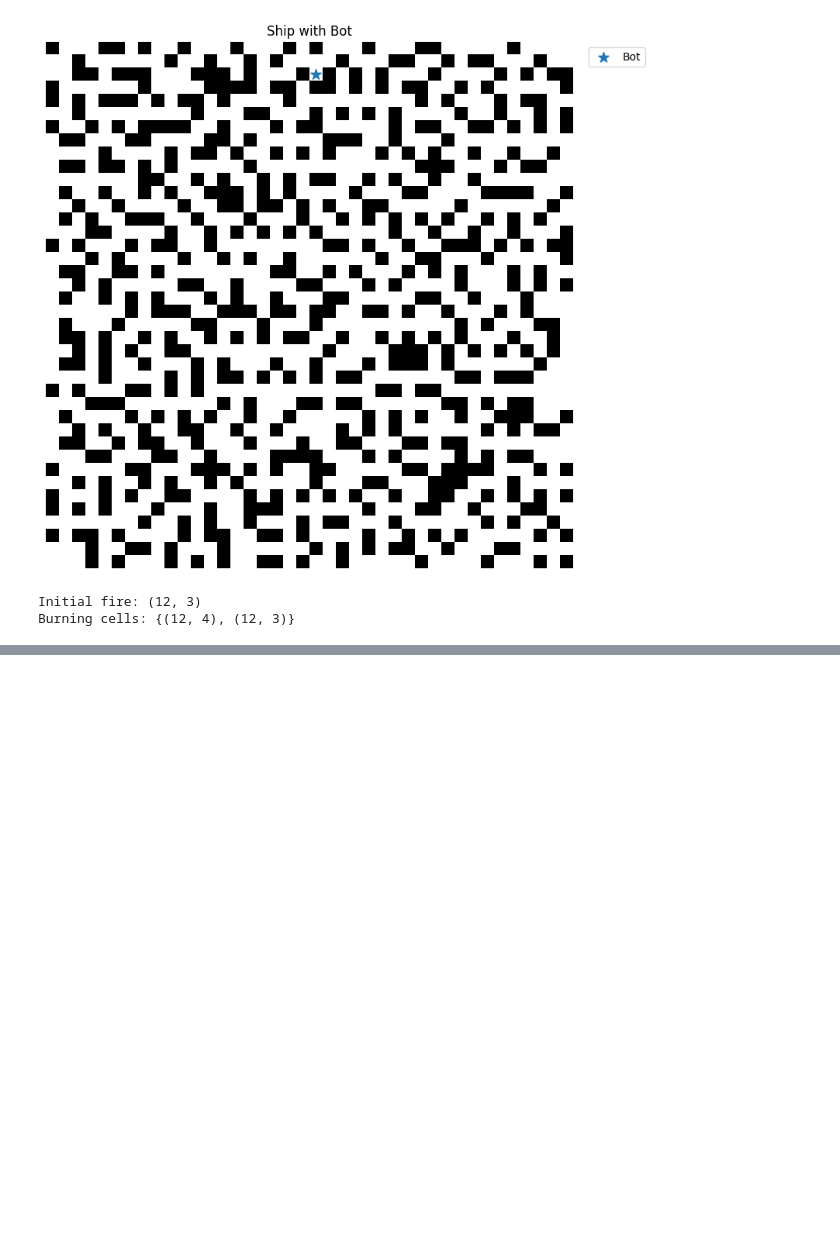
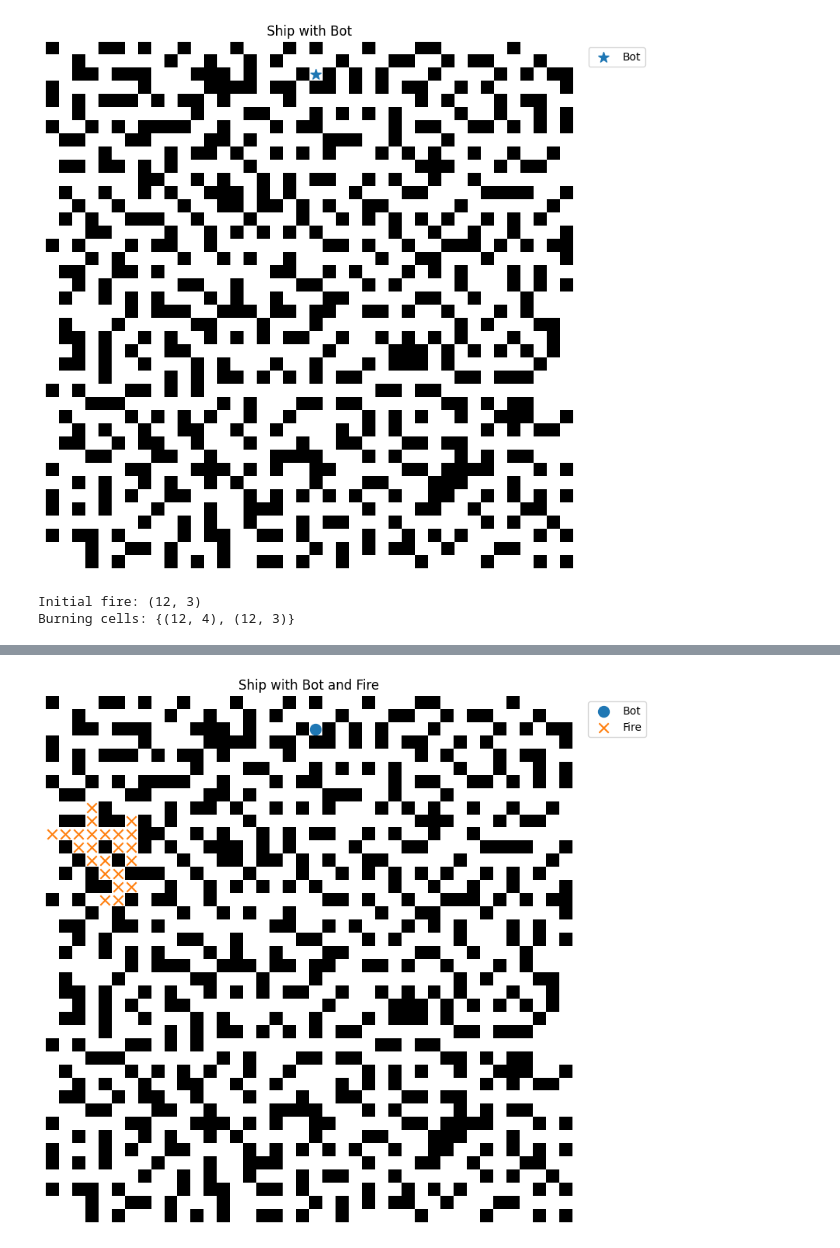
Before and after one commit to taotaokt/CS440, a Jupyter notebook: CS440-Project01/project1.ipynb, the cells around one changed output, grey strips where cells are left out. Cells and saved outputs as stored; diff of their text form; code cells hidden in the pictures; blank space fills up the shorter version.

```diff
--- a/CS440-Project01/project1.ipynb
+++ b/CS440-Project01/project1.ipynb
@@ -80,12 +80,14 @@ rng = random.Random(30)
 fire_position = place_fire(ship, seed=20)
 burning_cells = {fire_position}
 
-for t in range(10):
-    print("Time:", t, "Burning cells:", len(burning_cells))
+print("Time: 0", "Burning cells:", len(burning_cells))
 
+for t in range(1, 11):
     burning_cells = spread_fire(
         ship,
         burning_cells,
         q=0.5,
         rng=rng
     )
+
+    print("Time:", t, "Burning cells:", len(burning_cells))
@@ -91,0 +106,19 @@ for t in range(10):
+# %%
+plt.figure(figsize=(8, 8))
+plt.imshow(ship, cmap="gray", interpolation="nearest")
+
+bot_row, bot_col = bot_position
+plt.scatter(bot_col, bot_row, s=100, marker="o", label="Bot")
+
+fire_rows = [r for r, c in burning_cells]
+fire_cols = [c for r, c in burning_cells]
+
+plt.scatter(fire_cols, fire_rows, s=80, marker="x", label="Fire")
+
+plt.title("Ship with Bot and Fire")
+plt.axis("off")
+plt.legend(loc="upper left", bbox_to_anchor=(1.02, 1))
+plt.tight_layout()
+plt.show()
+# %% [output]
+[figure, added]
```
Also changed, not shown: parts of 1 cell of this notebook.
